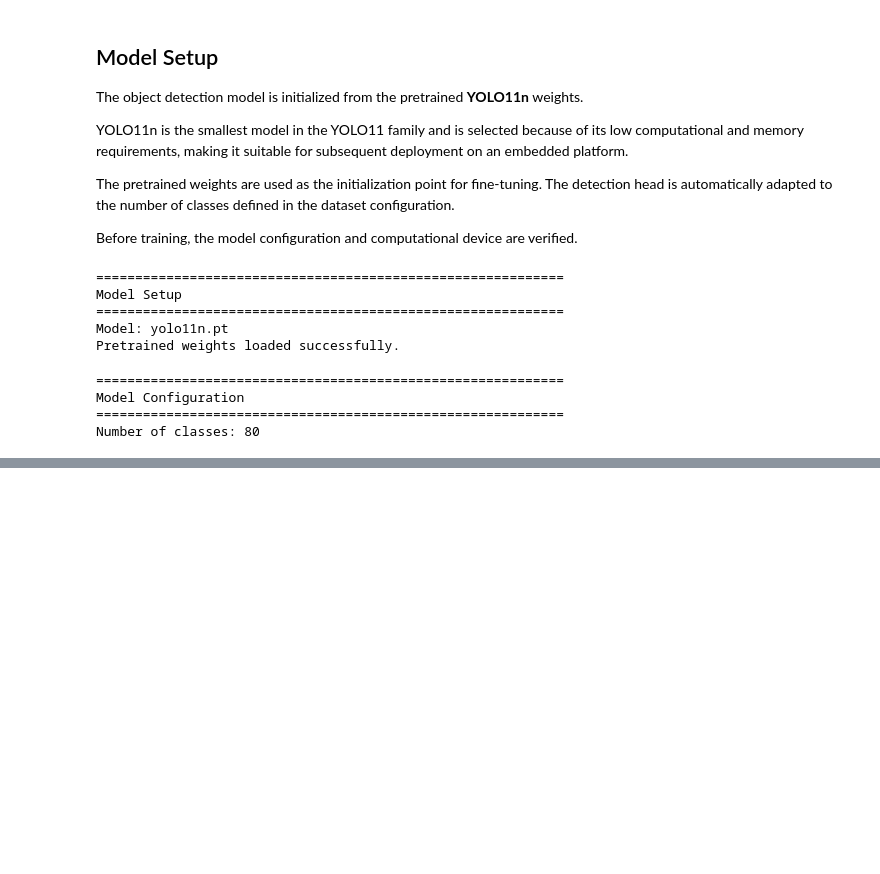
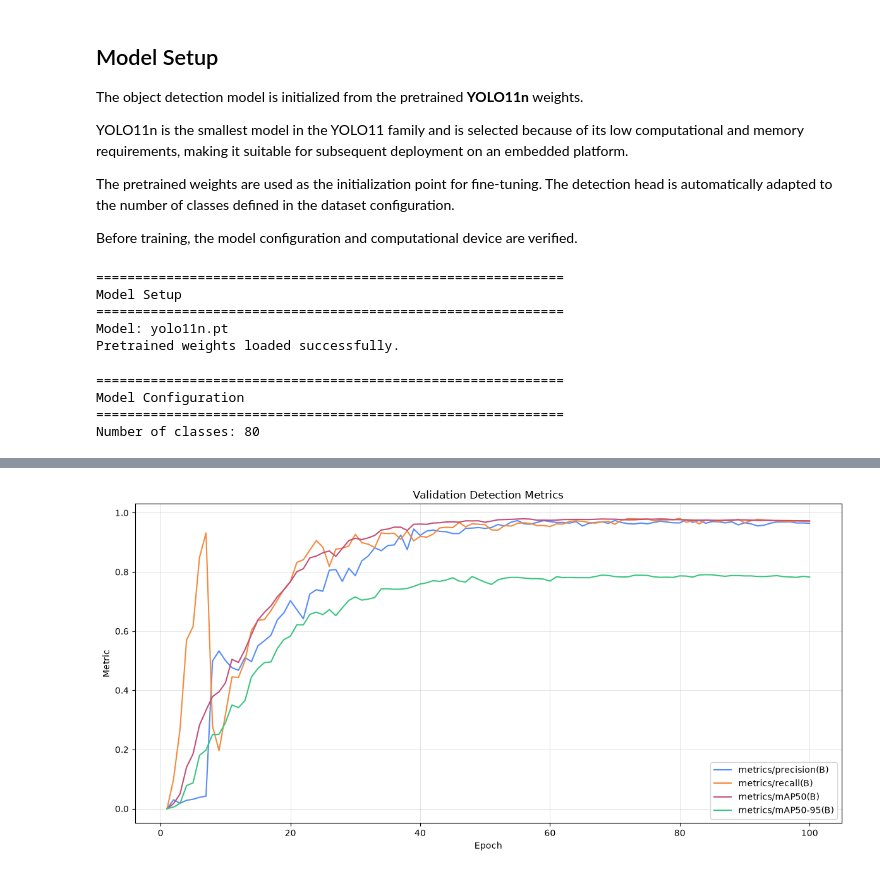
Before and after one commit to digesaremarco/Chess_Piece_Detection_ArdunioUNOQ, a Jupyter notebook: YOLOv11n_Chess_Fine_Tuning.ipynb, the cells around one changed output, grey strips where cells are left out. Saved outputs shown, nothing was run; the diff lists cells and outputs as text; code cells hidden in the pictures; blank space fills up the shorter version.

```diff
--- a/YOLOv11n_Chess_Fine_Tuning.ipynb
+++ b/YOLOv11n_Chess_Fine_Tuning.ipynb
@@ -923,0 +1129,32 @@ Number of classes: 80
+# %%
+metric_columns = [
+    "metrics/precision(B)",
+    "metrics/recall(B)",
+    "metrics/mAP50(B)",
+    "metrics/mAP50-95(B)"
+]
+
+available_metric_columns = [
+    column for column in metric_columns
+    if column in training_results.columns
+]
+
+plt.figure(figsize=(12, 6))
+
+for column in available_metric_columns:
+    plt.plot(
+        training_results["epoch"],
+        training_results[column],
+        label=column
+    )
+
+plt.xlabel("Epoch")
+plt.ylabel("Metric")
+plt.title("Validation Detection Metrics")
+plt.legend()
+plt.grid(True)
+
+plt.tight_layout()
+plt.show()
+# %% [output]
+[figure, added]
```
Also changed, not shown: parts of 13 cells of this notebook.
